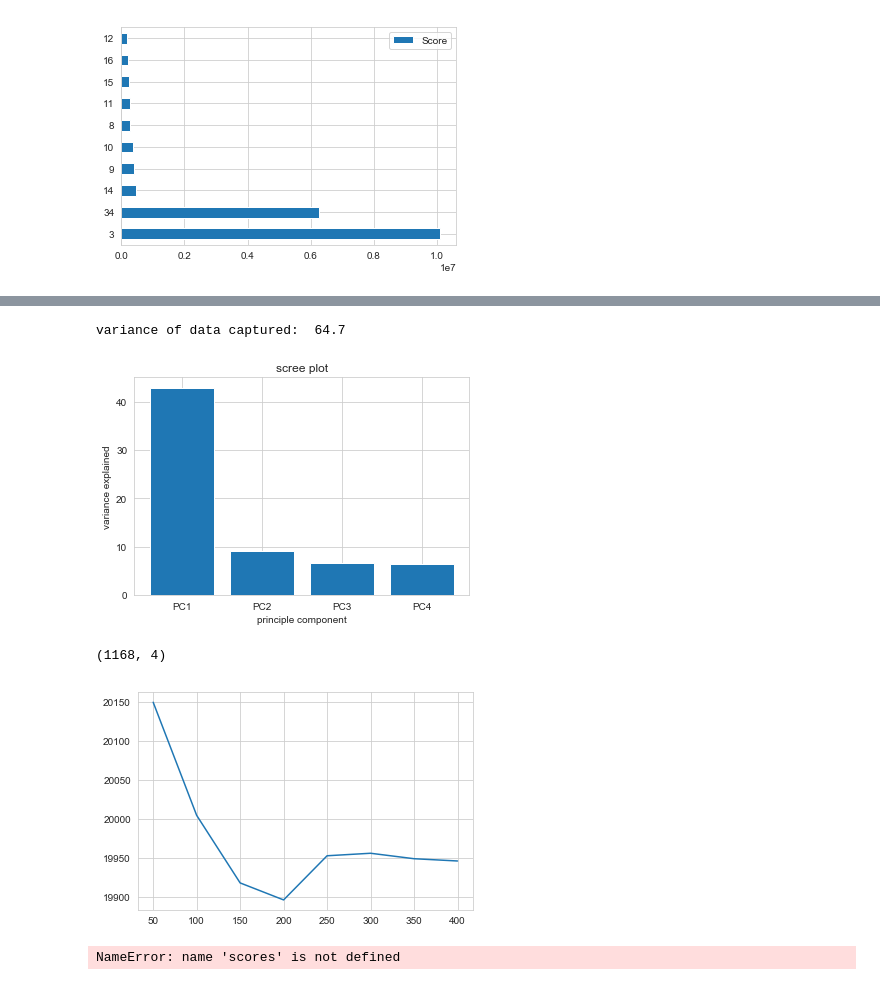
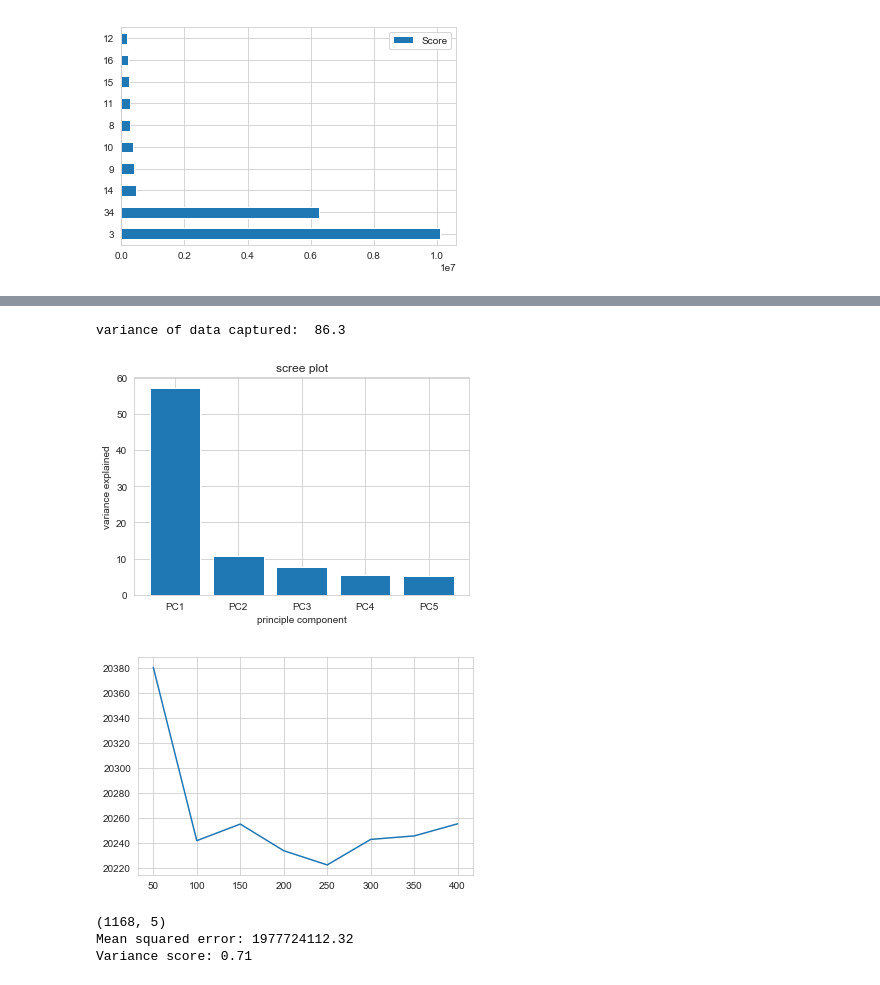
Before and after one commit to foreverloop/house-regress-k, a Jupyter notebook: HouseRegression.ipynb, the cells around one changed output, grey strips where cells are left out. Drawn from its saved outputs; the diff is of its cells as text; code cells hidden in the pictures.

Commit message:
finding optimal features for pca

```diff
--- a/HouseRegression.ipynb
+++ b/HouseRegression.ipynb
@@ -396,7 +406,11 @@ plt.show()
 # %%
-final_choices = ['LotArea','MiscVal','MoSold','LotFrontage','OverallQual','PoolQC_E',\
-'FullBath','GarageArea','YearBuilt','BsmtQual_E','KitchenQual_E',\
-'ExterQual_E','GarageCars','GrLivArea','Neighborhood_E','OverallQual','SalePrice']
+#final_choices = ['LotArea','MiscVal','MoSold','LotFrontage','OverallQual','PoolQC_E',\
+#'FullBath','GarageArea','YearBuilt','BsmtQual_E','KitchenQual_E',\
+#'ExterQual_E','GarageCars','GrLivArea','Neighborhood_E','OverallQual','SalePrice']
+
+#using the top 10 (positively) correlated features
+final_choices = ['1stFlrSF','FullBath','GarageArea','YearBuilt','BsmtQual_E','KitchenQual_E',\
+                 'ExterQual_E','GarageCars','GrLivArea','Neighborhood_E','OverallQual','SalePrice']
 
 best_features = df_train[final_choices]
 
@@ -416,45 +430,45 @@ imputed_X_valid = pd.DataFrame(my_imputer.transform(X_valid))
 imputed_X_train.columns = X_train.columns
 imputed_X_valid.columns = X_valid.columns
 # %%
+pca_components = 5
 stdscale = StandardScaler()
 scaled_imputed_X_train = stdscale.fit_transform(imputed_X_train)
-pca = PCA(n_components=4)
+pca = PCA(n_components=pca_components)
 pca_fin = pca.fit(scaled_imputed_X_train)
 pca_fin = pca.transform(scaled_imputed_X_train)
 per_var = np.round(pca.explained_variance_ratio_ * 100,decimals=1)
 labelsp = ['PC' + str(x) for x in range(1,len(per_var)+1)]
+
 print("variance of data captured: ",sum(per_var))
 plt.bar(x=range(1,len(per_var)+1),height=per_var,tick_label=labelsp)
 plt.xlabel("principle component")
 plt.ylabel("variance explained")
 plt.title("scree plot")
 plt.show()
-print(np.shape(pca_fin))
+
+scaled_imputed_X_valid = stdscale.fit_transform(imputed_X_valid)
+pca = PCA(n_components=pca_components)
+pca_fin_val = pca.fit(scaled_imputed_X_valid)
+pca_fin_val = pca.transform(scaled_imputed_X_valid)
 # %% [output]
-variance of data captured:  64.7
+variance of data captured:  86.3
-[figure, old version]
+[figure, new version]
-(1168, 4)
 # %%
-def get_score(n_estimators):
-    my_pipeline = Pipeline(steps=[('model', RandomForestRegressor(n_estimators=n_estimators, random_state=0))])
+#Obtain optimal number of estimators to use for Random Forest model
+def get_score(model):
+    my_pipeline = Pipeline(steps=[('model', model)])
 
-    scores = -1 * cross_val_score(my_pipeline, imputed_X_train, y_train,
+    scores = -1 * cross_val_score(my_pipeline, pca_fin, y_train,
                               cv=5,
                               scoring='neg_mean_absolute_error')
     return scores.mean()
 
 results = {}
 for idx,val in enumerate(range(50,450,50)):
-    results[val] = get_score(val)
+    results[val] = get_score(RandomForestRegressor(n_estimators=val, random_state=0))
 
 #the optimal number of estimators in this instance is 200
 plt.plot(results.keys(), results.values())
 plt.show()
 # %% [output]
-[figure, old version]
+[figure, new version]
-# %%
-score_check = pd.DataFrame()
-#score_check['scores'] = scores
-#score_check = score_check.sort_values(by='scores')
-# %% [output]
-NameError: name 'scores' is not defined
@@ -462,0 +475,23 @@ NameError: name 'scores' is not defined
+# %%
+print(np.shape(pca_fin))
+linear_reg = LinearRegression()
+linear_reg.fit(pca_fin,y_train)
+lin_reg_pred = linear_reg.predict(pca_fin_val)
+# The mean squared error
+print("Mean squared error: %.2f" % mean_squared_error(y_valid, lin_reg_pred))
+# Explained variance score: 1 is perfect prediction
+print('Variance score: %.2f' % r2_score(y_valid, lin_reg_pred))
+
+#from sklearn.linear_model import LinearRegression
+#from sklearn.ensemble import RandomForestRegressor
+#from sklearn.neighbors import KNeighborsRegressor
+#from sklearn.ensemble import AdaBoostRegressor
+#from sklearn.tree import DecisionTreeRegressor
+#from xgboost import XGBRegressor
+
+#using the linear regression as a benchmark to find optimal number of features for PCA
+#this is my own work, not guided by anything else I have seen
+# %% [output]
+(1168, 5)
+Mean squared error: 1977724112.32
+Variance score: 0.71
```
Also changed, not shown: parts of 6 cells of this notebook.
